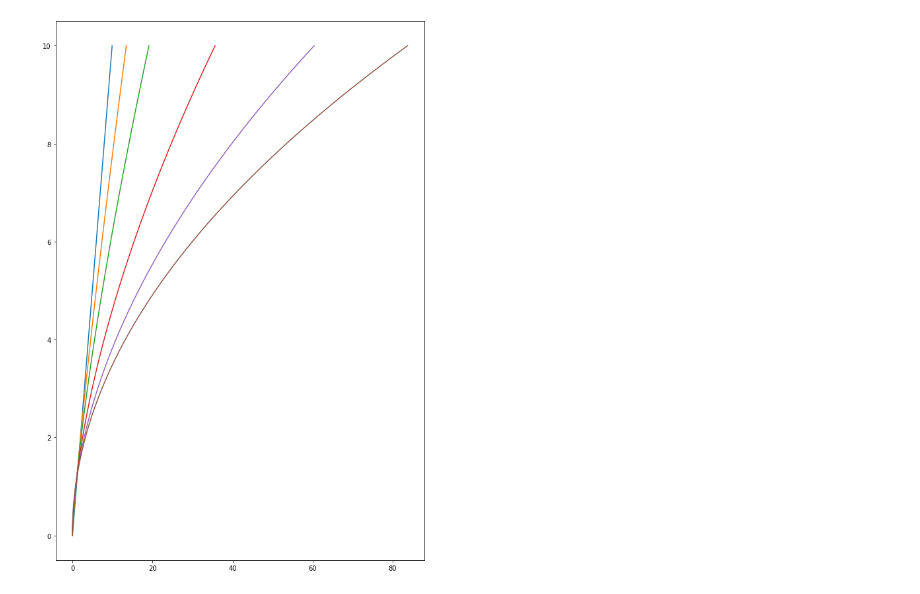
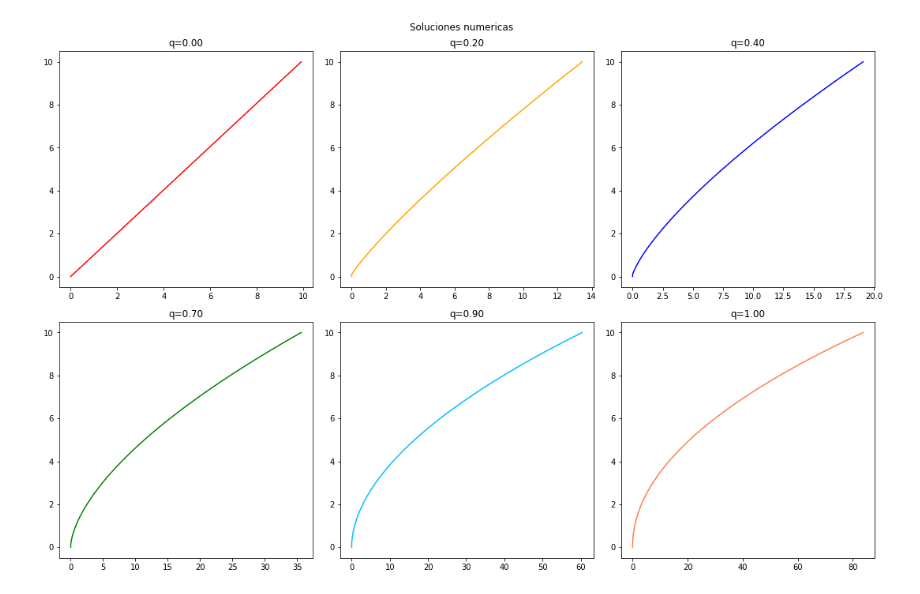
Before and after one commit to Worfran/Frank-Garcia---Rafael-Velasquez-, a Jupyter notebook: SEMANA 6/Untitled.ipynb, the cells around one changed output. Cells and saved outputs as stored; diff of their text form; code cells hidden in the pictures.

```diff
--- a/SEMANA 6/Untitled.ipynb
+++ b/SEMANA 6/Untitled.ipynb
@@ -29,8 +29,17 @@ for q in Q:
         x[i] = x[i-1] + (h / 6) * (k1 + 2 * k2 + 2 * k3 + k4)
     X.append(x)
 # %%
-plt.figure(figsize=(10,15))
-for x in X:
-    plt.plot(x,t)
+fu,histogramas= plt.subplots(2,3)
+fu.suptitle('Soluciones numericas')
+fu.set_figheight(10)
+fu.set_figwidth(15)
+Color=['Red','Orange','Blue','Green','deepskyblue','coral']
+k=0
+for i in range(2):
+    for j in range(3):
+        histogramas[i,j].plot(X[k],t, color=Color[k])
+        histogramas[i,j].set_title('q={:.2f}'.format(Q[k]))
+        k+=1
+fu.tight_layout()
 # %% [output]
-[figure, old version]
+[figure, new version]
```
Also changed, not shown: parts of 2 cells of this notebook, 1 other file.
